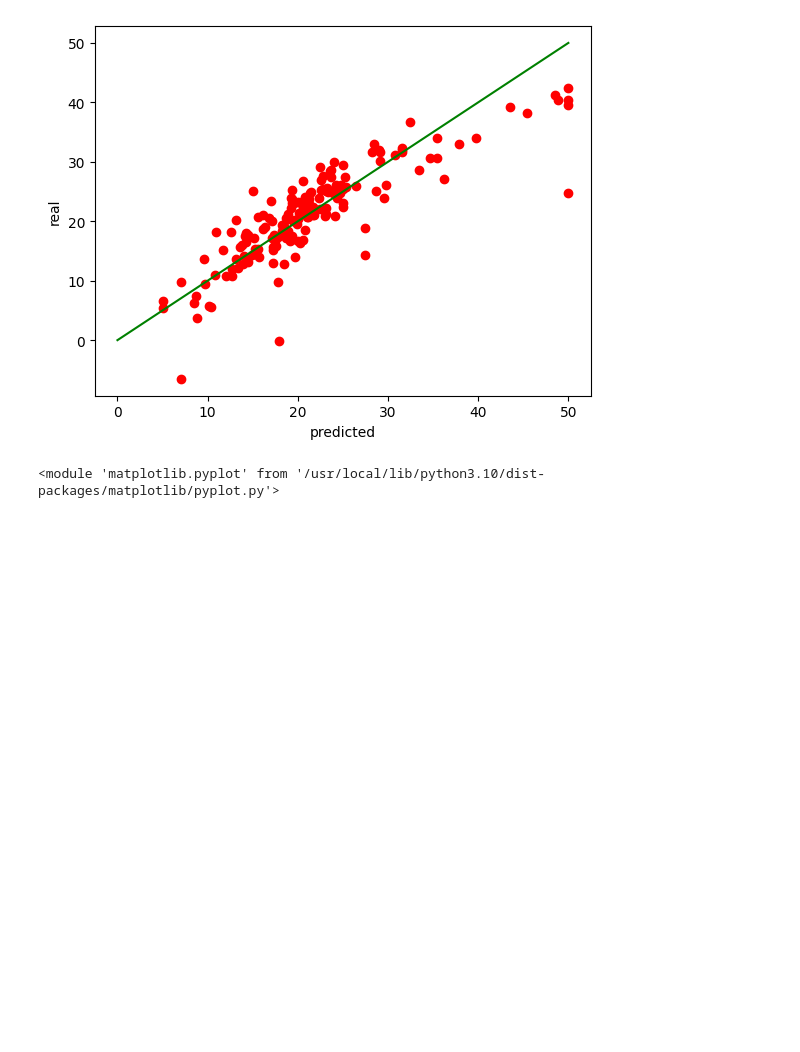
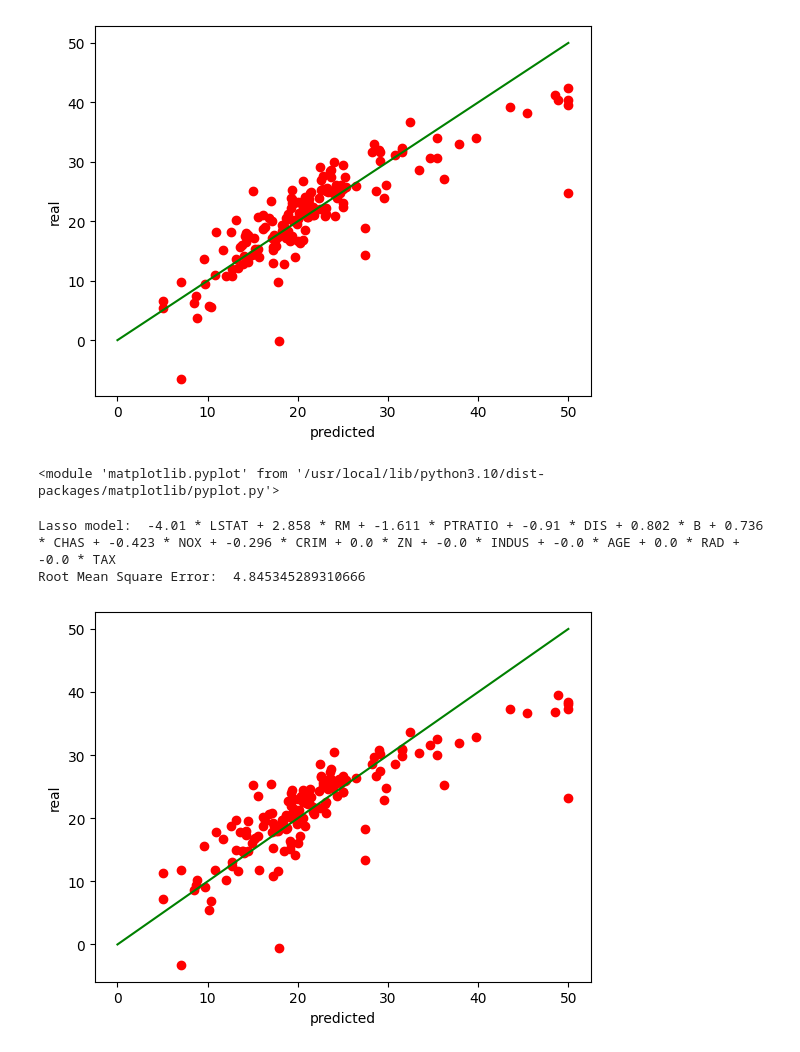
Before and after one commit to himurali/30-days-of-react, a Jupyter notebook: Boston_housing_linearregression.ipynb, the cells around one changed output. Cells and saved outputs as stored; diff of their text form; code cells hidden in the pictures; blank space fills up the shorter version.

```diff
--- a/Boston_housing_linearregression.ipynb
+++ b/Boston_housing_linearregression.ipynb
@@ -132,3 +132,22 @@ Linear model:  -3.906 * LSTAT + -2.992 * DIS + 2.739 * RM + 2.043 * RAD + -2.009
 Root Mean Square Error: 4.552364598463066
 [figure]
 <module 'matplotlib.pyplot' from '/usr/local/lib/python3.10/dist-packages/matplotlib/pyplot.py'>
+# %%
+# Create lasso regression object
+lasso = Lasso(alpha=.3)
+
+# Train the model using the training sets
+lasso.fit(X_train, Y_train)
+
+print ("Lasso model: ", pretty_print_linear(lasso.coef_, names, sort = True))
+
+# Predict the values using the model
+Y_lasso_predict = lasso.predict(X_test)
+
+# Print the root mean square error
+print ("Root Mean Square Error: ", root_mean_square_error(Y_lasso_predict,Y_test))
+plot_real_vs_predicted(Y_test,Y_lasso_predict)
+# %% [output]
+Lasso model:  -4.01 * LSTAT + 2.858 * RM + -1.611 * PTRATIO + -0.91 * DIS + 0.802 * B + 0.736 * CHAS + -0.423 * NOX + -0.296 * CRIM + 0.0 * ZN + -0.0 * INDUS + -0.0 * AGE + 0.0 * RAD + -0.0 * TAX
+Root Mean Square Error:  4.845345289310666
+[figure, added]
```
Also changed, not shown: parts of 5 cells of this notebook.
